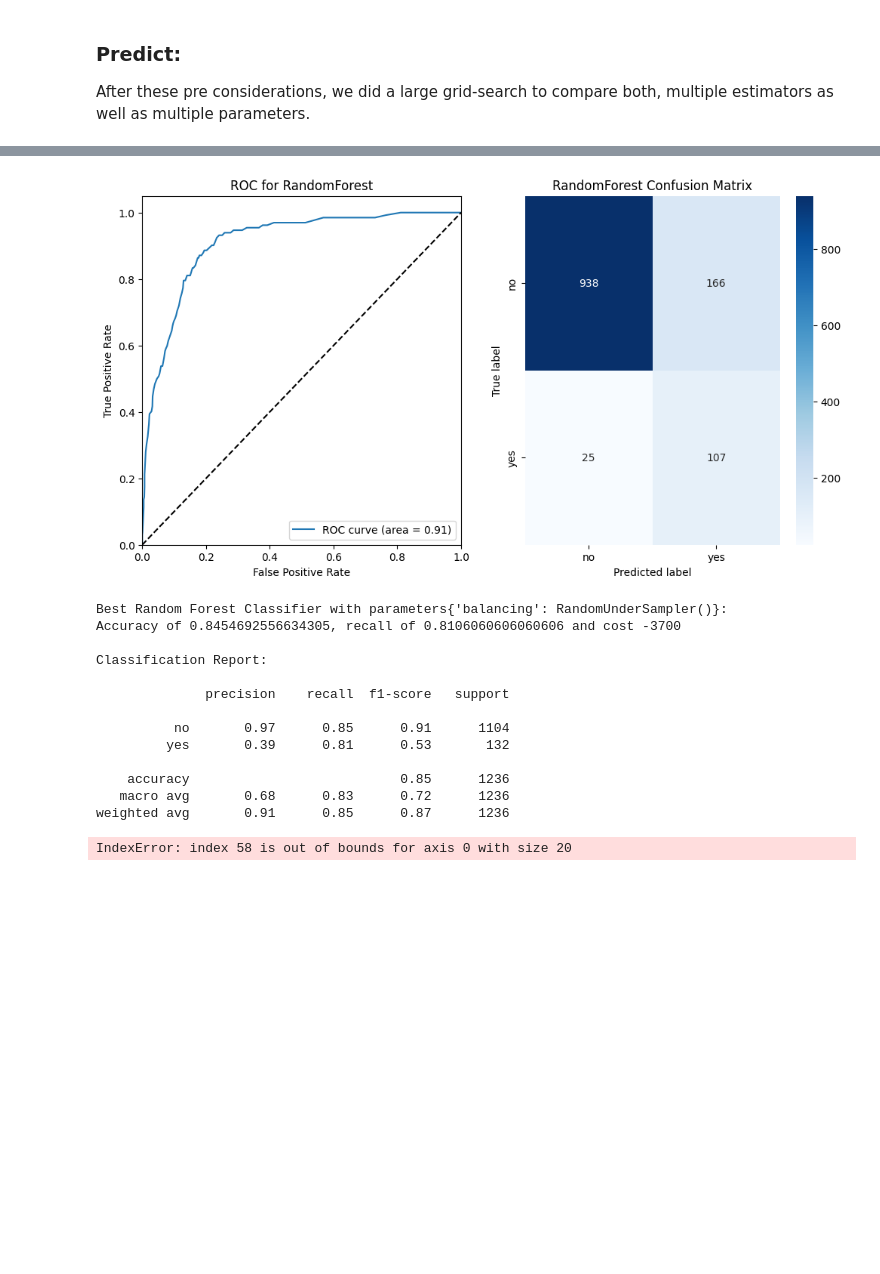
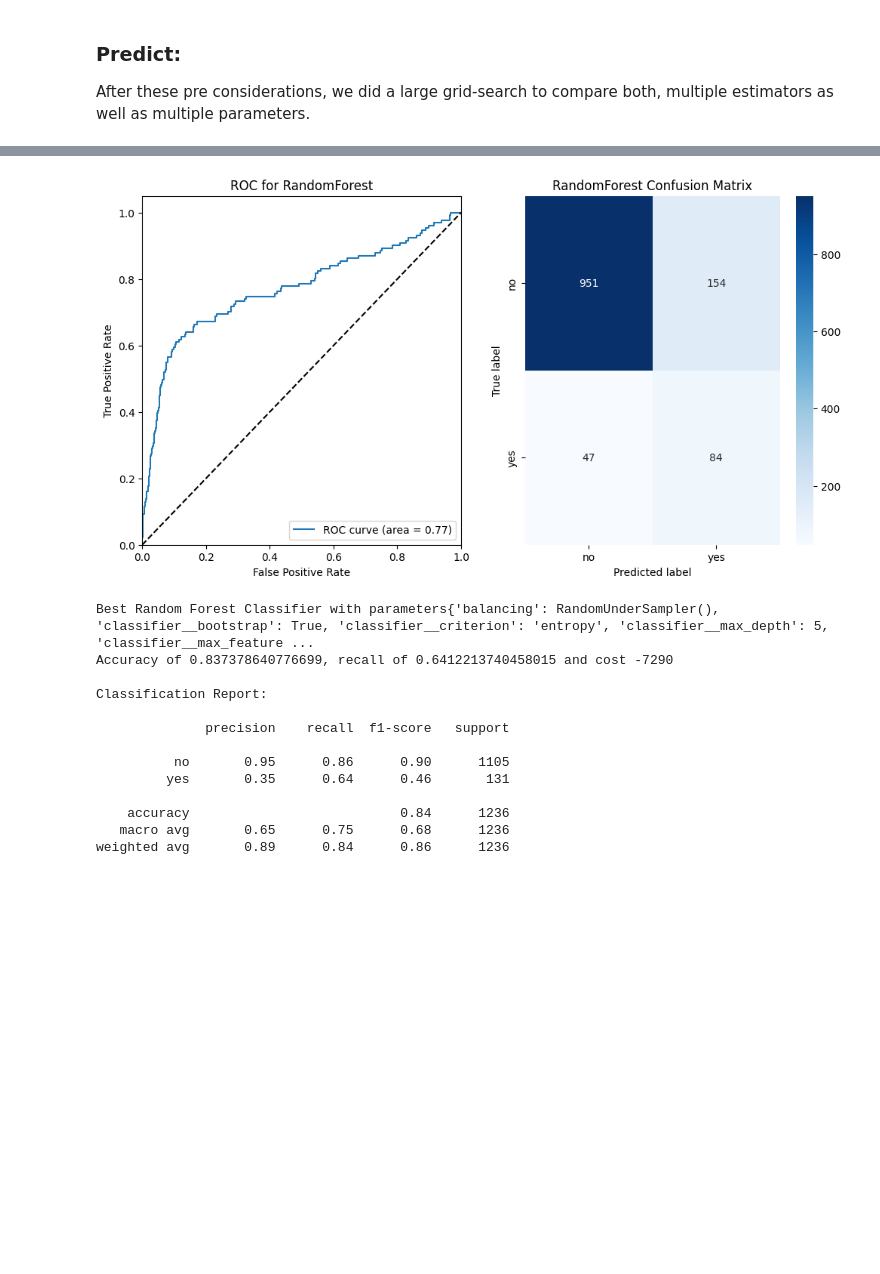
Before and after one commit to joscha-st/ibait_ml_g1, a Jupyter notebook: main.ipynb, the cells around one changed output, grey strips where cells are left out. Cells and saved outputs as stored; diff of their text form; code cells hidden in the pictures; blank space fills up the shorter version.

```diff
--- a/main.ipynb
+++ b/main.ipynb
@@ -162,25 +183,27 @@ From the cost Matrix, we formed a corresponsing cost function.
 # %%
 def cost_function(y_true, y_pred):
     cm = confusion_matrix(y_true, y_pred, labels=label_order)
-    return cm[0][0] * 0 + cm[0][1] * 40 - cm[1][1] * 120 + cm[1][0] * 100
+    return (- cm[1][1] * 300 + cm[0][1] * 40
+            + cm[1][0] * 250 + cm[0][0] * 0.001)
 
 scorer = make_scorer(cost_function, greater_is_better=False)
 # %% [markdown]
 ### Predict:
 After these pre considerations, we did a large grid-search to compare both, multiple estimators as well as multiple parameters.
 # %%
-
-# list of tuples where the first element is the classifier's name, the second is the classifier itself and the third are the grid search parameters
+# list with classifier's and grid search parameters
 classifiers = [('DecisionTree', dt_pipeline, dt_param_grid),
                ('RandomForest', rf_pipeline, rf_param_grid),
                ('KNN', knn_pipeline, knn_param_grid),
                ('MultinomialNB', mnb_pipeline, mnb_param_grid),
                ('GaussianNB', gnb_pipeline, gnb_param_grid),
-               ('NeuralNet', nn_pipeline, nn_param_grid)
+               ('NeuralNet', nn_pipeline, nn_param_grid),
+               ('AlwaysYes', DummyYesClassifier(), {})
+            #    ('AlwaysNo', DummyNoClassifier(), {})
                ]
 
 
-# Initialize lists to store classifier names and their performances
+# Initialize lists to store performances
 names = []
 accuracies = []
 recalls = []
@@ -191,7 +214,7 @@ ax_r = fig.add_axes([0.2, -0.1, 7/fig.get_figwidth(), 7/fig.get_figheight()])
 
 
 # split into test and training data
-bank_data_train, bank_data_test, bank_target_train, bank_target_test = train_test_split(bank_data, bank_target, test_size=0.3, random_state=13)
+bank_data_train, bank_data_test, bank_target_train, bank_target_test = train_test_split(bank_data, bank_target, test_size=0.2, random_state=42)
 
 # Loop over the classifiers
 for i, (name, pipeline, param_grid) in enumerate(classifiers):
@@ -208,10 +231,11 @@ for i, (name, pipeline, param_grid) in enumerate(classifiers):
     # Make predictions with the best model
     prediction = best_model.predict(bank_data_test)
 
+    # ROC curve prep
     # Calculate probabilities for the positive class
     probs = best_model.predict_proba(bank_data_test)[:, 1]
 
-    # Calculate the ROC curve
+    # Calculate the ROC
     fpr, tpr, thresholds = roc_curve(bank_target_test, probs)
 
     # Calculate the AUC
@@ -248,7 +272,8 @@ for i, (name, pipeline, param_grid) in enumerate(classifiers):
     axs[i, 1].set_ylabel('True label')
 
     axs[i, 1].text(1.5, 0.9, "Best {} Classifier with parameters\n".format(name) + textwrap.fill(str(best_param), width=70) + ": \nAccuracy of {}, recall of {} \n and cost {}".format(acc, recall, cost), horizontalalignment='left', verticalalignment='top', transform=axs[i, 1].transAxes, fontsize=10, bbox=dict(facecolor='white', alpha=0.5))
-    axs[i, 1].text(1.5, 0.5, "Classification Report:\n\n{}".format(classification_report(bank_target_test, prediction, target_names=label_names), width=70), horizontalalignment='left', verticalalignment='top', transform=axs[i, 1].transAxes, fontsize=10, bbox=dict(facecolor='white', alpha=0.5))
+    axs[i, 1].text(1.5, 0.5, "Classification Report:\n\n{}".format(classification_report(bank_target_test, prediction, target_names=label_names, zero_division=0), width=70), horizontalalignment='left', verticalalignment='top', transform=axs[i, 1].transAxes, fontsize=10, bbox=dict(facecolor='white', alpha=0.5))
+
 
 # Plotting comparison
 
@@ -296,21 +349,20 @@ We furhter optimized the hyperparamters by running a more targeted grid search w
 # %%
-
 #extending param grid for RF
 param_grid = {
     'balancing': [RandomOverSampler(), RandomUnderSampler()],
-#     'classifier__n_estimators': [50, 100, 200, 300, 400],
-#     'classifier__max_features': ['sqrt', 'log2'],
-#    'classifier__max_depth': [4,5,6,7,8,10,12,18,24,30, None],
-# #    'classifier__min_samples_split': [2, 5, 10],
-# #    'classifier__min_samples_leaf': [1, 2, 4],
-#    'classifier__bootstrap': [True, False],
-#    'classifier__criterion': ['gini', 'entropy'],
-#    'classifier__random_state': [13]
+    'classifier__n_estimators': [50, 100, 200, 300, 400],
+    'classifier__max_features': ['sqrt', 'log2'],
+   'classifier__max_depth': [4,5,6,7,8,10,12,18,24,30, None],
+#    'classifier__min_samples_split': [2, 5, 10],
+#    'classifier__min_samples_leaf': [1, 2, 4],
+   'classifier__bootstrap': [True, False],
+   'classifier__criterion': ['gini', 'entropy'],
+   'classifier__random_state': [42]
 }
 
 
 # split into test and training data
-bank_data_train, bank_data_test, bank_target_train, bank_target_test = train_test_split(bank_data, bank_target, test_size=0.3, random_state=13)
+bank_data_train, bank_data_test, bank_target_train, bank_target_test = train_test_split(bank_data, bank_target, test_size=0.3, random_state=42)
 
 # Grid search with parameter grid and cost function
 grid_search = GridSearchCV(rf_pipeline, param_grid, cv=10, scoring=scorer, n_jobs=-1)
@@ -338,54 +390,44 @@ roc_auc = roc_auc_score(bank_target_test, probs)
 cm = confusion_matrix(bank_target_test, prediction)
 acc = accuracy_score(bank_target_test, prediction)
 recall = recall_score(bank_target_test, prediction) #yes recall
 cost = cost_function(bank_target_test, prediction)
 
 # Prepare Plot
 fig, axs = plt.subplots(1, 2, figsize=(12, 6))
 
 # Plot the ROC curve
 axs[0].plot(fpr, tpr, label='ROC curve (area = %0.2f)' % roc_auc)
 axs[0].plot([0, 1], [0, 1], 'k--')
 axs[0].set_xlim([0.0, 1.0])
 axs[0].set_ylim([0.0, 1.05])
 axs[0].set_xlabel('False Positive Rate')
 axs[0].set_ylabel('True Positive Rate')
 axs[0].set_title('ROC for RandomForest')
 axs[0].legend(loc="lower right")
 
 
 # Plot Confusion Matrix
 sns.heatmap(cm, annot=True, fmt='d', cmap='Blues', ax=axs[1], xticklabels=label_names, yticklabels=label_names)
 axs[1].set_title('RandomForest Confusion Matrix')
 axs[1].set_xlabel('Predicted label')
 axs[1].set_ylabel('True label')
 
 plt.show()
 
 print("Best Random Forest Classifier with parameters".format(name) + str(best_param) + ": \nAccuracy of {}, recall of {} and cost {}\n".format(acc, recall, cost))
 print("Classification Report:\n\n{}".format(classification_report(bank_target_test, prediction, target_names=label_names)))
-
-
-fig, axes = plt.subplots(nrows = 1,ncols = 1,figsize = (12,6))
-tree.plot_tree(best_model.named_steps['classifier'].estimators_[0],
-               feature_names = bank_data_train.columns,
-               class_names= ['no', 'yes'],
-               filled = True);
-plt.show()
 # %% [output]
-[figure, old version]
+[figure, new version]
-Best Random Forest Classifier with parameters{'balancing': RandomUnderSampler()}:
-Accuracy of 0.8454692556634305, recall of 0.8106060606060606 and cost -3700
+Best Random Forest Classifier with parameters{'balancing': RandomUnderSampler(), 'classifier__bootstrap': True, 'classifier__criterion': 'entropy', 'classifier__max_depth': 5, 'classifier__max_feature ...
+Accuracy of 0.837378640776699, recall of 0.6412213740458015 and cost -7290
 
 Classification Report:
 
               precision    recall  f1-score   support
 
-          no       0.97      0.85      0.91      1104
-         yes       0.39      0.81      0.53       132
+          no       0.95      0.86      0.90      1105
+         yes       0.35      0.64      0.46       131
 
-    accuracy                           0.85      1236
-   macro avg       0.68      0.83      0.72      1236
-weighted avg       0.91      0.85      0.87      1236
+    accuracy                           0.84      1236
+   macro avg       0.65      0.75      0.68      1236
+weighted avg       0.89      0.84      0.86      1236
-IndexError: index 58 is out of bounds for axis 0 with size 20
-[figure, removed]
```
Also changed, not shown: parts of 21 cells of this notebook, 1 other file.
